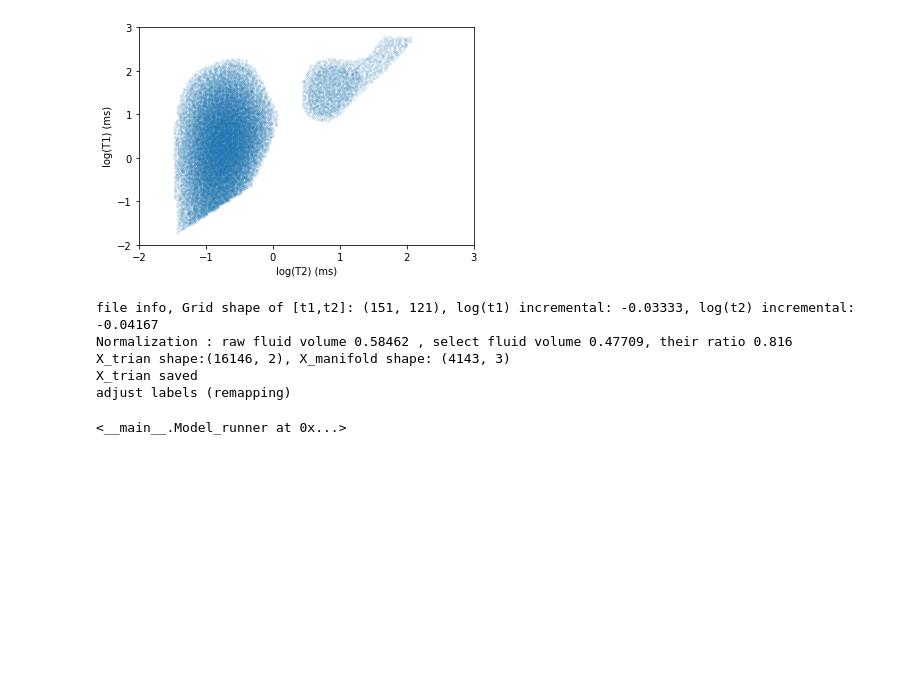
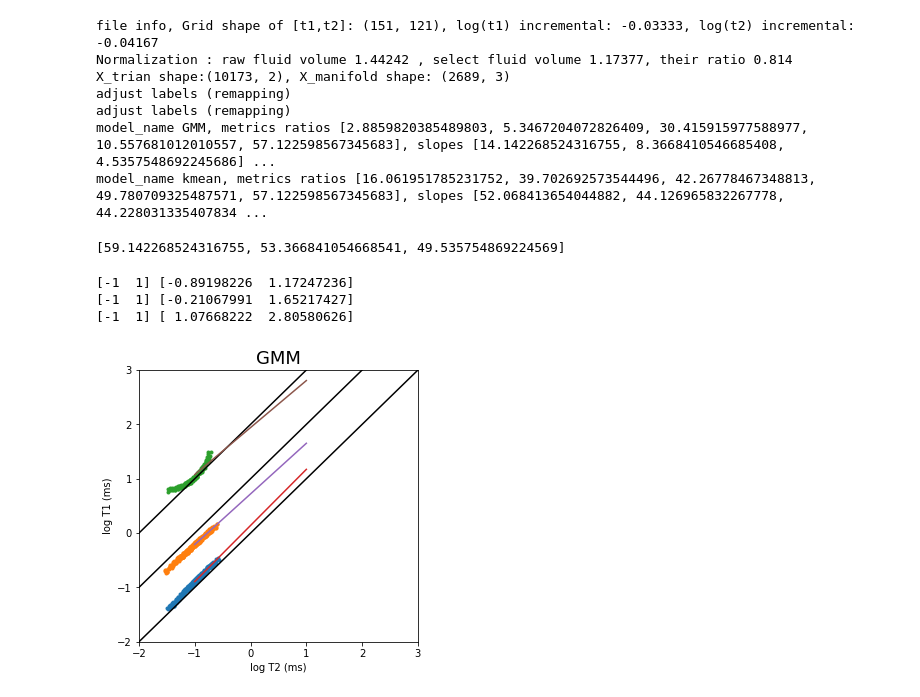
Before and after one commit to jianghan2013/NMR_clustering, a Jupyter notebook: demo.ipynb, the cells around one changed output. Cells and saved outputs as stored; diff of their text form; code cells hidden in the pictures; blank space fills up the shorter version.

```diff
--- a/demo.ipynb
+++ b/demo.ipynb
@@ -11,20 +4,0 @@ import pandas as pd
-# %%
-# import numpy as np
-def load_data(config, verbose=0):
-    # load raw t1,t2 and fluid volume data from file
-    file_t1 = config['file_t1']
-    file_t2 = config['file_t2']
-    file_fvol =  config['file_fvol']
-    t1_domain = np.loadtxt(file_t1) # 1d minimum points
-    t2_domain = np.loadtxt(file_t2) # 1d minimum points
-    f_grid = np.loadtxt(file_fvol) # 2d grid points
-    t2_grid,t1_grid = np.meshgrid(t2_domain, t1_domain) # 2D grid points
-    # check size
-    assert(f_grid.size == t2_grid.size)
-    assert(f_grid.size == t1_grid.size)
-    increment_t1 = np.log10(t1_domain[0]) - np.log10(t1_domain[1])
-    increment_t2 = np.log10(t2_domain[1]) - np.log10(t2_domain[2])
-    if verbose:
-        print('file info, Grid shape of [t1,t2]: {}, log(t1) incremental: {}, log(t2) incremental: {}'.format(
-            f_grid.shape, round(increment_t1,5), round(increment_t2,5)))
-    return t1_grid, t2_grid, f_grid
@@ -266,4 +4,0 @@ X_trian shape:(16146, 2), X_manifold shape: (4143, 3)
-# %%
-plot_Xtrain(X_train)
-# %% [output]
-[figure, removed]
@@ -323,10 +77,33 @@ class Model_runner(object):
 nmr_cluster = Model_runner()
 nmr_cluster.load_data(verbose=1).preprocess(verbose=1).fit(verbose=0)
 #nmr_cluster.preprocess(verbose=1)
+nmr_cluster.evaluate(verbose=1)
 # %% [output]
 file info, Grid shape of [t1,t2]: (151, 121), log(t1) incremental: -0.03333, log(t2) incremental: -0.04167
-Normalization : raw fluid volume 0.58462 , select fluid volume 0.47709, their ratio 0.816
-X_trian shape:(16146, 2), X_manifold shape: (4143, 3)
-X_trian saved
+Normalization : raw fluid volume 1.44242 , select fluid volume 1.17377, their ratio 0.814
+X_trian shape:(10173, 2), X_manifold shape: (2689, 3)
 adjust labels (remapping)
+adjust labels (remapping)
+model_name GMM, metrics ratios [2.8859820385489803, 5.3467204072826409, 30.415915977588977, 10.557681012010557, 57.122598567345683], slopes [14.142268524316755, 8.3668410546685408, 4.5357548692245686] ...
+model_name kmean, metrics ratios [16.061951785231752, 39.702692573544496, 42.26778467348813, 49.780709325487571, 57.122598567345683], slopes [52.068413654044882, 44.126965832267778, 44.228031335407834 ...
-<__main__.Model_runner at 0x...>
+# %%
+slopes = nmr_cluster.metrics['slopes']['GMM']
+slopes_raw = nmr_cluster.metrics['slopes_raw']['GMM']
+inters = nmr_cluster.metrics['inters']['GMM']
+print(slopes_raw)
+# %% [output]
+[59.142268524316755, 53.366841054668541, 49.535754869224569]
+# %%
+plot_boundary(nmr_cluster.boundary_points['GMM'], 'GMM')
+for i in range(3):
+    x = np.array([-1, 1])
+    y = x*slopes_raw[i]*np.pi/180 + inters[i]
+    print(x,y)
+    plt.plot(x,y)
+#plt.plot([-2,3],[1.05,1.05])
+#plt.plot([-2,3],[0.5,0.5])
+# %% [output]
+[-1  1] [-0.89198226  1.17247236]
+[-1  1] [-0.21067991  1.65217427]
+[-1  1] [ 1.07668222  2.80580626]
+[figure, added]
```
Also changed, not shown: parts of 10 cells of this notebook, 5 other files.
